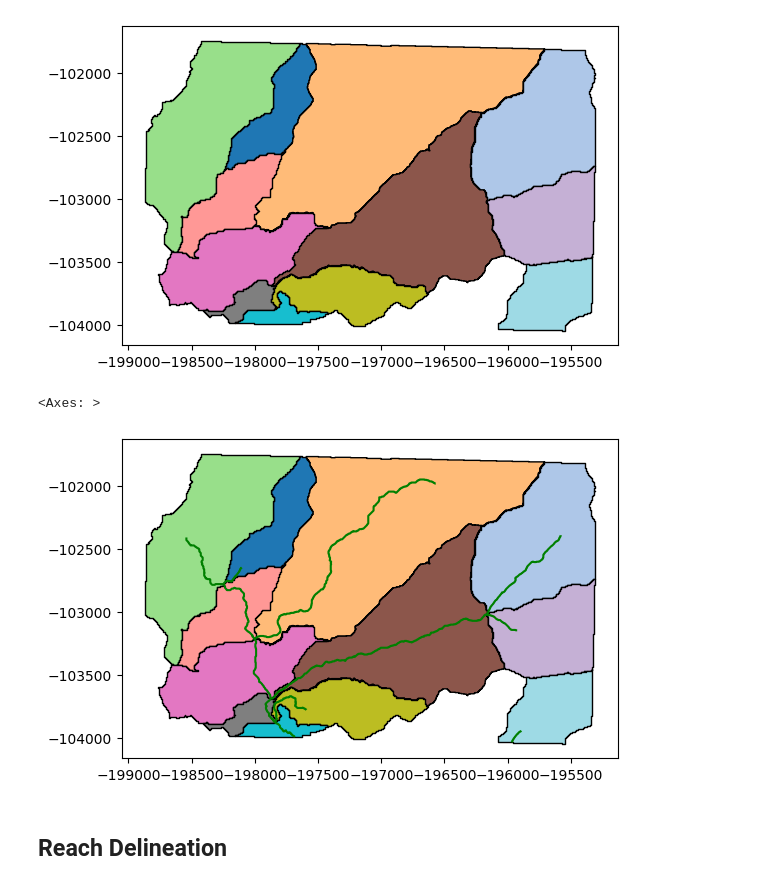
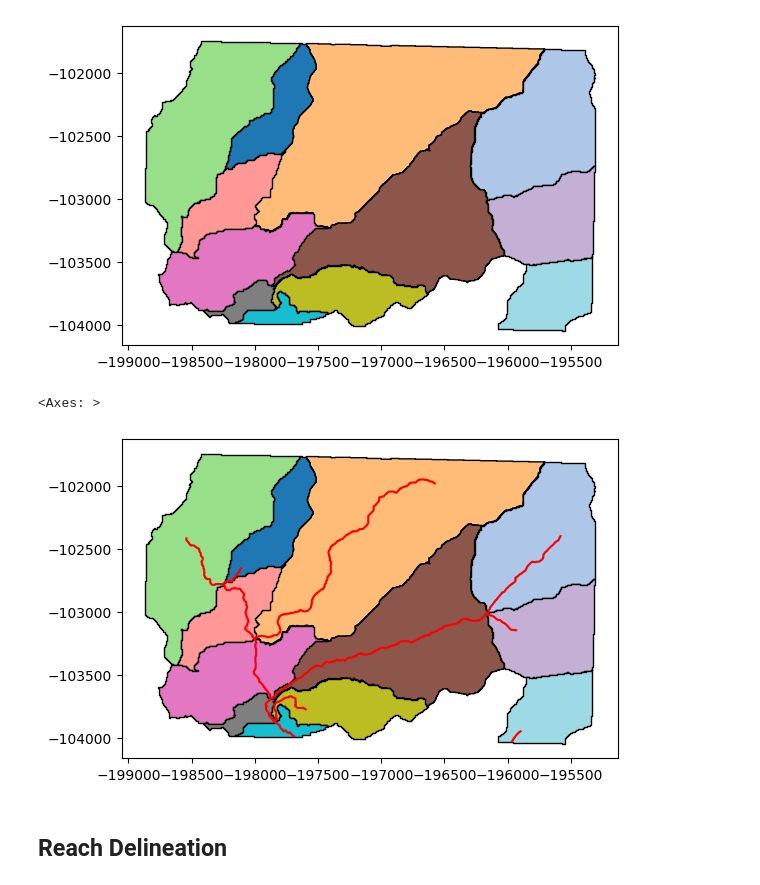
Before and after one commit to avkoehl/valleys, a Jupyter notebook: notebooks/basins.ipynb, the cells around one changed output. Saved outputs shown, nothing was run; the diff lists cells and outputs as text; code cells hidden in the pictures.

```diff
--- a/notebooks/basins.ipynb
+++ b/notebooks/basins.ipynb
@@ -54,7 +54,7 @@ In order to have reaches and not just stream network segments need option 2:
 - Watershed tool
 - UnnestBasins (maybe not necessary)
 # %%
-def wb_wrapper(wbt_method, params, return_file=False):
+def wb_wrapper(wbt_method, params, return_file=False, return_file_key='output'):
 
     # for each param that is raster, save to file
     for p,v in params.items():
@@ -70,9 +70,9 @@ def wb_wrapper(wbt_method, params, return_file=False):
     wbt_method(**params)
 
     if return_file:
-        return params['output']
+        return params[return_file_key]
 
-    raster_file_path = params['output']
+    raster_file_path = params[return_file_key]
     output_raster = rioxarray.open_rasterio(raster_file_path)
     os.remove(raster_file_path)
     return output_raster
@@ -297,12 +297,12 @@ basin_polygons[basin_polygons['id'] > 0].plot(cmap='tab20', edgecolor='black')
 # %%
 # want dataframe of basin_polygon, flowline
 fig, ax = plt.subplots()
 streams = gpd.read_file(streams_shp_file)
-streams.plot(ax = ax, color='green')
+streams.plot(ax = ax, color='red')
 basin_polygons[basin_polygons['id'] > 0].plot(cmap='tab20', edgecolor='black', ax=ax)
 # %% [output]
 <Axes: >
-[figure, old version]
+[figure, new version]
 # %% [markdown]
 ## Reach Delineation
 # %%
```
Also changed, not shown: parts of 21 cells of this notebook, 1 other file.
